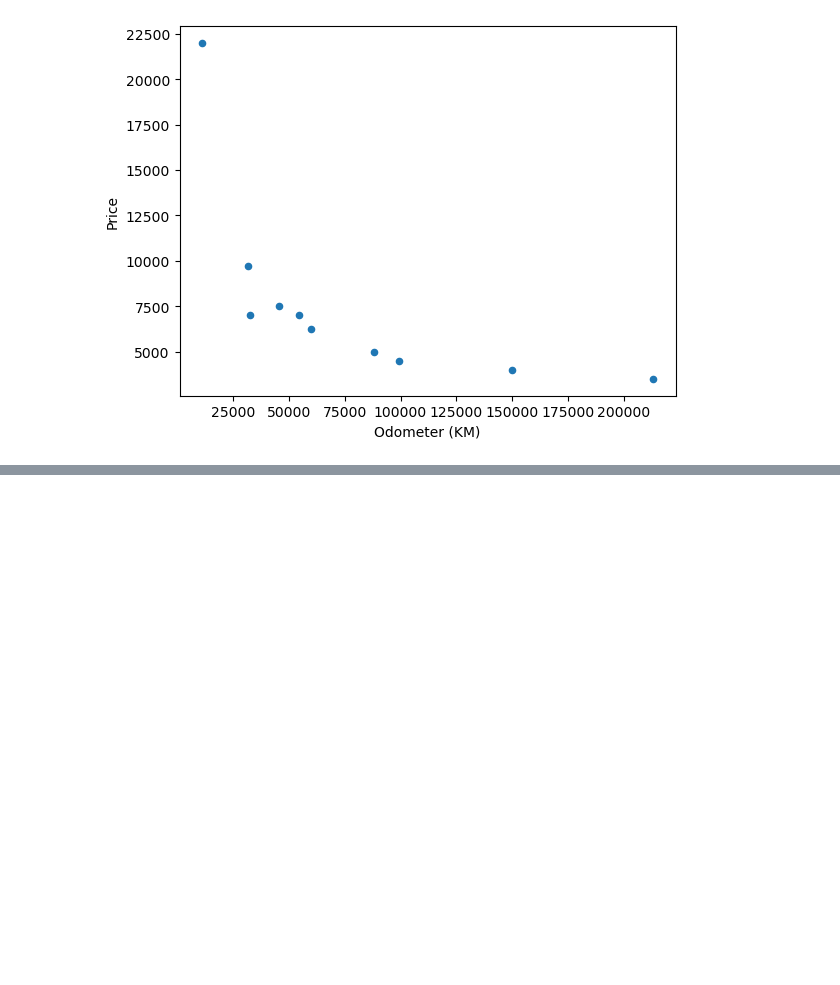
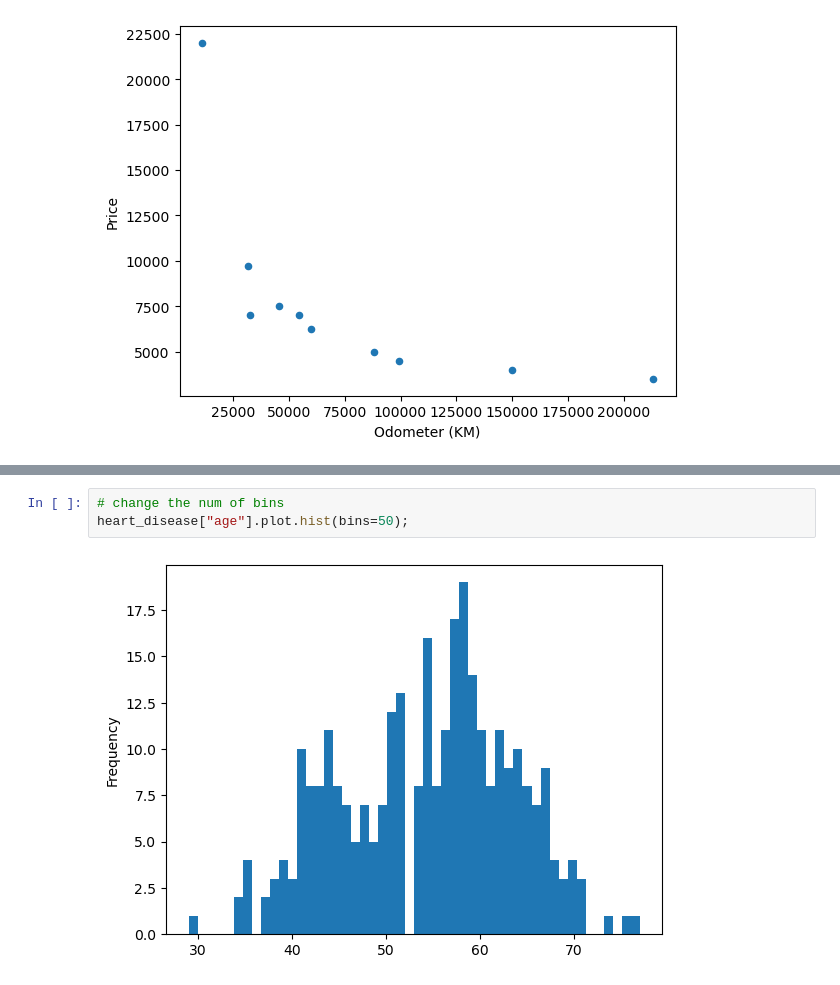
Before and after one commit to aburnley88/PythonDataScience, a Jupyter notebook: sampleProj1/Matplotlib.ipynb, the cells around one changed output, grey strips where cells are left out. Drawn from its saved outputs; the diff is of its cells as text; blank space fills up the shorter version.

```diff
--- a/sampleProj1/Matplotlib.ipynb
+++ b/sampleProj1/Matplotlib.ipynb
@@ -322,0 +342,5 @@ car_sales.plot(x="Odometer (KM)", y="Price", kind="scatter");
+# %%
+# change the num of bins
+heart_disease["age"].plot.hist(bins=50);
+# %% [output]
+[figure, added]
```
Also changed, not shown: parts of 40 cells of this notebook.
